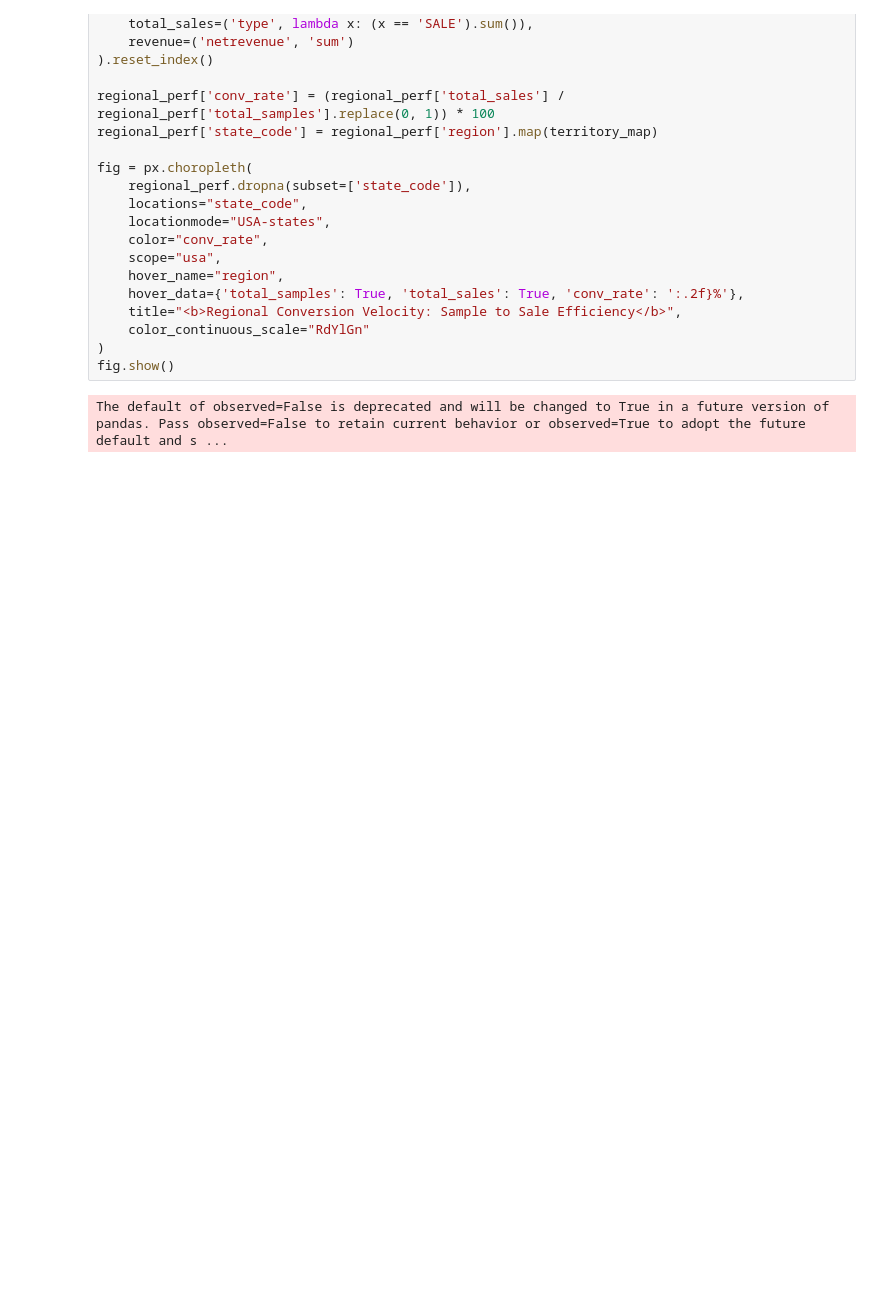
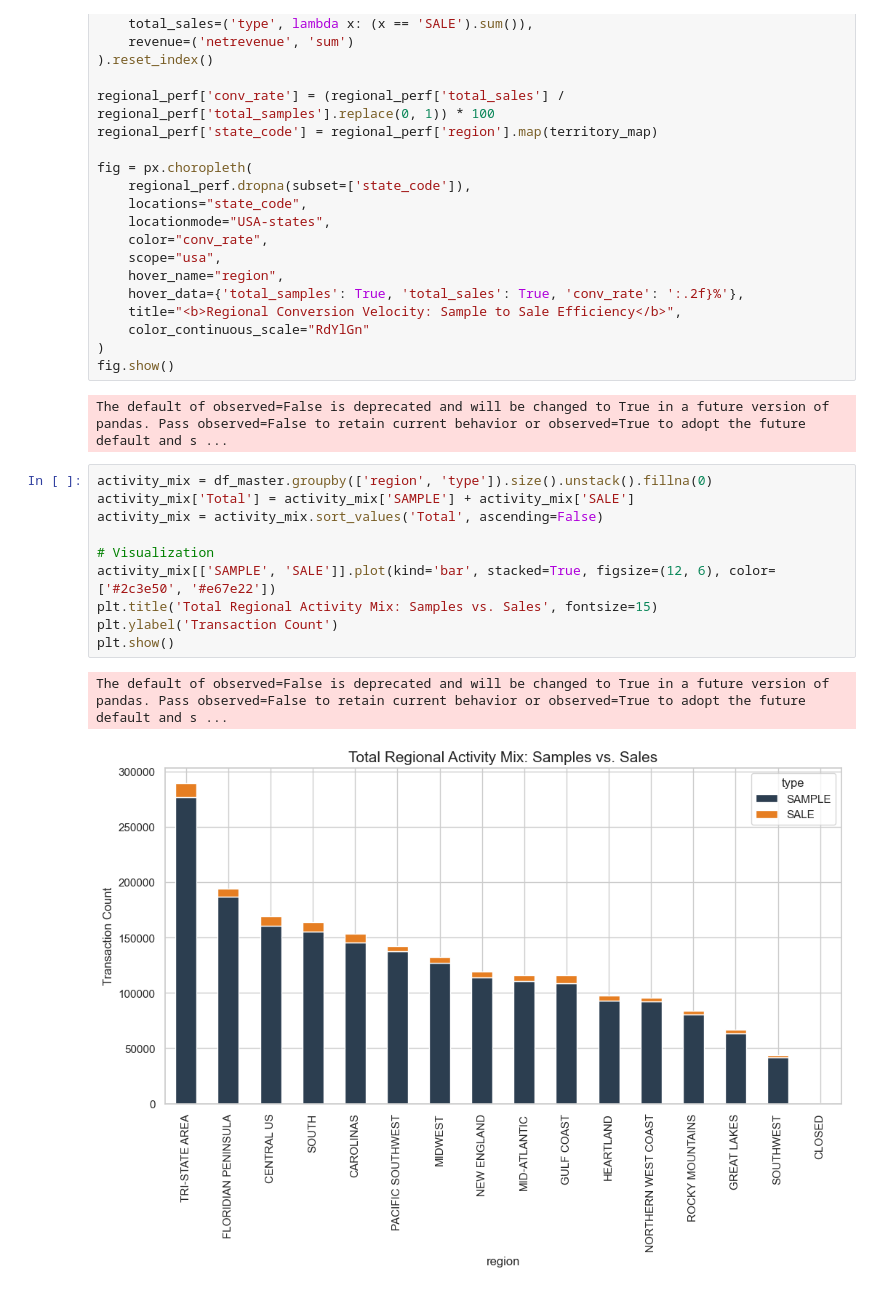
Before and after one commit to Avinash-patnaik/schumacher-customer-segmentation, a Jupyter notebook: notebooks/03_conversion_analysis.ipynb, the cells around one changed output. Drawn from its saved outputs; the diff is of its cells as text; blank space fills up the shorter version.

```diff
--- a/notebooks/03_conversion_funnel_analysis.ipynb
+++ b/notebooks/03_conversion_analysis.ipynb
@@ -257,3 +257,16 @@ fig = px.choropleth(
 fig.show()
 # %% [output]
 The default of observed=False is deprecated and will be changed to True in a future version of pandas. Pass observed=False to retain current behavior or observed=True to adopt the future default and s ...
+# %%
+activity_mix = df_master.groupby(['region', 'type']).size().unstack().fillna(0)
+activity_mix['Total'] = activity_mix['SAMPLE'] + activity_mix['SALE']
+activity_mix = activity_mix.sort_values('Total', ascending=False)
+
+# Visualization
+activity_mix[['SAMPLE', 'SALE']].plot(kind='bar', stacked=True, figsize=(12, 6), color=['#2c3e50', '#e67e22'])
+plt.title('Total Regional Activity Mix: Samples vs. Sales', fontsize=15)
+plt.ylabel('Transaction Count')
+plt.show()
+# %% [output]
+The default of observed=False is deprecated and will be changed to True in a future version of pandas. Pass observed=False to retain current behavior or observed=True to adopt the future default and s ...
+[figure, added]
```
Also changed, not shown: parts of 2 cells of this notebook, 1 other file.
